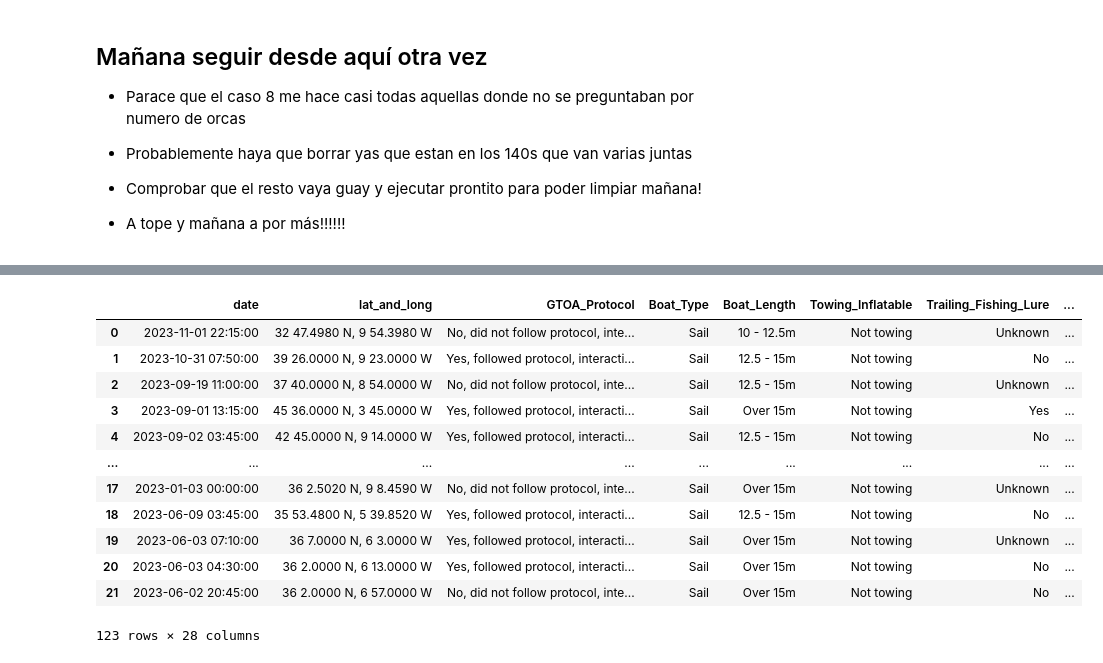
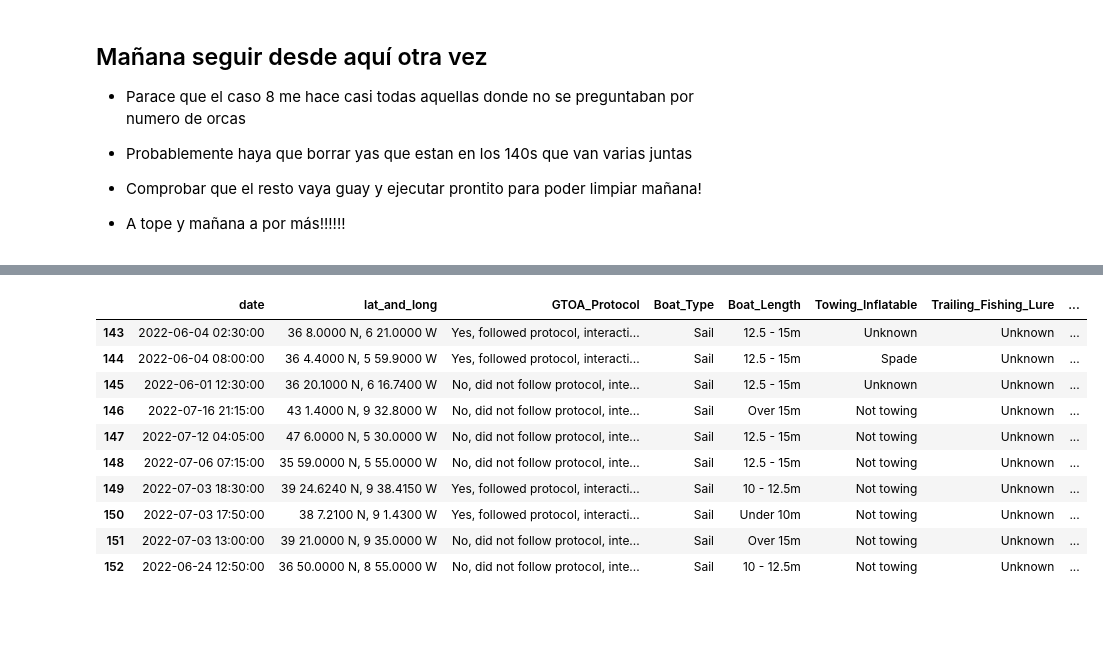
Before and after one commit to Jacobomb/Orca-interactions-in-the-Iberian-Peninsula, a Jupyter notebook: notebooks/1.WebScraping.ipynb, the cells around one changed output, grey strips where cells are left out. Saved outputs shown, nothing was run; the diff lists cells and outputs as text; code cells hidden in the pictures; blank space fills up the shorter version.

```diff
--- a/notebooks/1.WebScraping.ipynb
+++ b/notebooks/1.WebScraping.ipynb
@@ -994,18 +1097,16 @@ Stacktrace:
 # %%
-df
+df.tail(10)
 # %% [output]
 |  | date | lat_and_long | GTOA_Protocol | Boat_Type | Boat_Length | Towing_Inflatable | Trailing_Fishing_Lure | ... |
-| 0 | 2023-11-01 22:15:00 | 32 47.4980 N, 9 54.3980 W | No, did not follow protocol, inte... | Sail | 10 - 12.5m | Not towing | Unknown | ... |
-| 1 | 2023-10-31 07:50:00 | 39 26.0000 N, 9 23.0000 W | Yes, followed protocol, interacti... | Sail | 12.5 - 15m | Not towing | No | ... |
-| 2 | 2023-09-19 11:00:00 | 37 40.0000 N, 8 54.0000 W | No, did not follow protocol, inte... | Sail | 12.5 - 15m | Not towing | Unknown | ... |
-| 3 | 2023-09-01 13:15:00 | 45 36.0000 N, 3 45.0000 W | Yes, followed protocol, interacti... | Sail | Over 15m | Not towing | Yes | ... |
-| 4 | 2023-09-02 03:45:00 | 42 45.0000 N, 9 14.0000 W | Yes, followed protocol, interacti... | Sail | 12.5 - 15m | Not towing | No | ... |
-| ... | ... | ... | ... | ... | ... | ... | ... | ... |
-| 17 | 2023-01-03 00:00:00 | 36 2.5020 N, 9 8.4590 W | No, did not follow protocol, inte... | Sail | Over 15m | Not towing | Unknown | ... |
-| 18 | 2023-06-09 03:45:00 | 35 53.4800 N, 5 39.8520 W | Yes, followed protocol, interacti... | Sail | 12.5 - 15m | Not towing | No | ... |
-| 19 | 2023-06-03 07:10:00 | 36 7.0000 N, 6 3.0000 W | Yes, followed protocol, interacti... | Sail | Over 15m | Not towing | Unknown | ... |
-| 20 | 2023-06-03 04:30:00 | 36 2.0000 N, 6 13.0000 W | Yes, followed protocol, interacti... | Sail | Over 15m | Not towing | No | ... |
-| 21 | 2023-06-02 20:45:00 | 36 2.0000 N, 6 57.0000 W | No, did not follow protocol, inte... | Sail | Over 15m | Not towing | No | ... |
+| 143 | 2022-06-04 02:30:00 | 36 8.0000 N, 6 21.0000 W | Yes, followed protocol, interacti... | Sail | 12.5 - 15m | Unknown | Unknown | ... |
+| 144 | 2022-06-04 08:00:00 | 36 4.4000 N, 5 59.9000 W | Yes, followed protocol, interacti... | Sail | 12.5 - 15m | Spade | Unknown | ... |
+| 145 | 2022-06-01 12:30:00 | 36 20.1000 N, 6 16.7400 W | No, did not follow protocol, inte... | Sail | 12.5 - 15m | Unknown | Unknown | ... |
+| 146 | 2022-07-16 21:15:00 | 43 1.4000 N, 9 32.8000 W | No, did not follow protocol, inte... | Sail | Over 15m | Not towing | Unknown | ... |
+| 147 | 2022-07-12 04:05:00 | 47 6.0000 N, 5 30.0000 W | No, did not follow protocol, inte... | Sail | 12.5 - 15m | Not towing | Unknown | ... |
+| 148 | 2022-07-06 07:15:00 | 35 59.0000 N, 5 55.0000 W | No, did not follow protocol, inte... | Sail | 12.5 - 15m | Not towing | Unknown | ... |
+| 149 | 2022-07-03 18:30:00 | 39 24.6240 N, 9 38.4150 W | Yes, followed protocol, interacti... | Sail | 10 - 12.5m | Not towing | Unknown | ... |
+| 150 | 2022-07-03 17:50:00 | 38 7.2100 N, 9 1.4300 W | Yes, followed protocol, interacti... | Sail | Under 10m | Not towing | Unknown | ... |
+| 151 | 2022-07-03 13:00:00 | 39 21.0000 N, 9 35.0000 W | No, did not follow protocol, inte... | Sail | Over 15m | Not towing | Unknown | ... |
+| 152 | 2022-06-24 12:50:00 | 36 50.0000 N, 8 55.0000 W | No, did not follow protocol, inte... | Sail | 10 - 12.5m | Not towing | Unknown | ... |
-123 rows × 28 columns
 # %%
 df.shape
```
Also changed, not shown: parts of 5 cells of this notebook, 1 other file.
